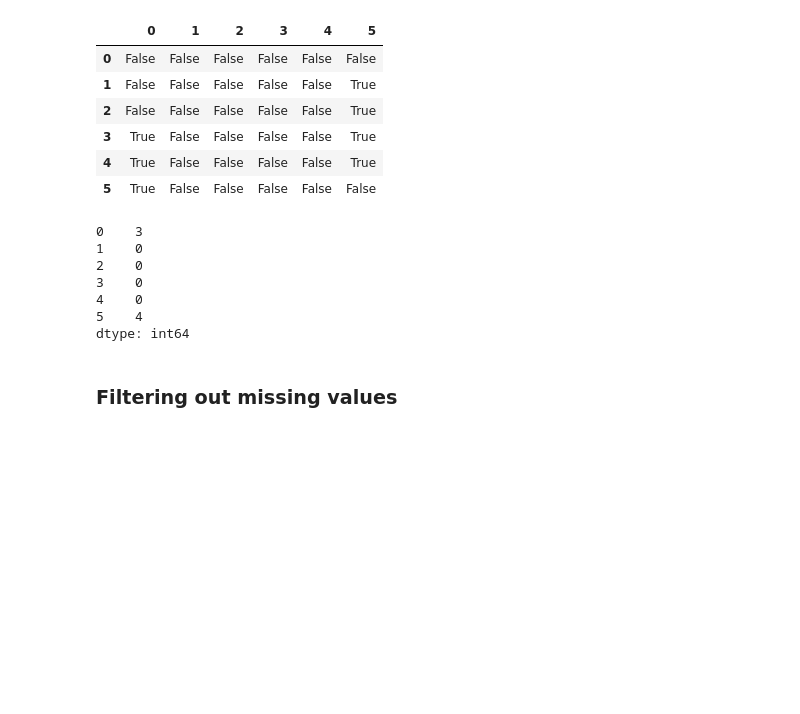
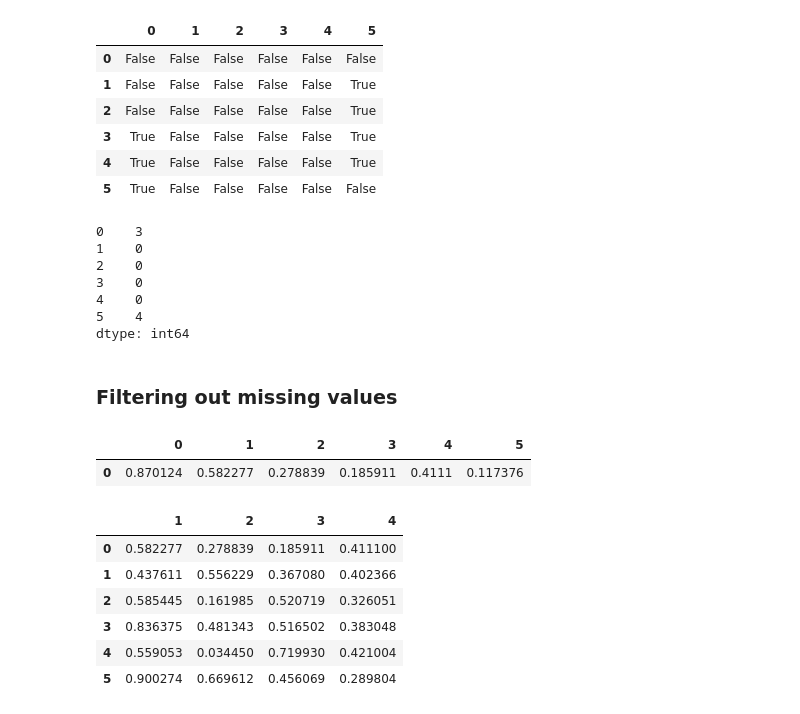
Before and after one commit to ArifAygun/Python-for-Data-Science-Essential-Training-Part-1, a Jupyter notebook: AA_linked_Python_for_DS_Ess_Train_Part_1_02_02.ipynb, the cells around one changed output. Saved outputs shown, nothing was run; the diff lists cells and outputs as text; code cells hidden in the pictures; blank space fills up the shorter version.

```diff
--- a/AA_linked_Python_for_DS_Ess_Train_Part_1_02_02.ipynb
+++ b/AA_linked_Python_for_DS_Ess_Train_Part_1_02_02.ipynb
@@ -160,3 +160,20 @@ DF_obj.isnull().sum()
 dtype: int64
 # %% [markdown]
 ### Filtering out missing values
+# %%
+DF_no_NaN = DF_obj.dropna()
+DF_no_NaN
+# %% [output]
+|  | 0 | 1 | 2 | 3 | 4 | 5 |
+| 0 | 0.870124 | 0.582277 | 0.278839 | 0.185911 | 0.4111 | 0.117376 |
+# %%
+DF_no_NaN = DF_obj.dropna(axis=1)
+DF_no_NaN
+# %% [output]
+|  | 1 | 2 | 3 | 4 |
+| 0 | 0.582277 | 0.278839 | 0.185911 | 0.411100 |
+| 1 | 0.437611 | 0.556229 | 0.367080 | 0.402366 |
+| 2 | 0.585445 | 0.161985 | 0.520719 | 0.326051 |
+| 3 | 0.836375 | 0.481343 | 0.516502 | 0.383048 |
+| 4 | 0.559053 | 0.034450 | 0.719930 | 0.421004 |
+| 5 | 0.900274 | 0.669612 | 0.456069 | 0.289804 |
```
